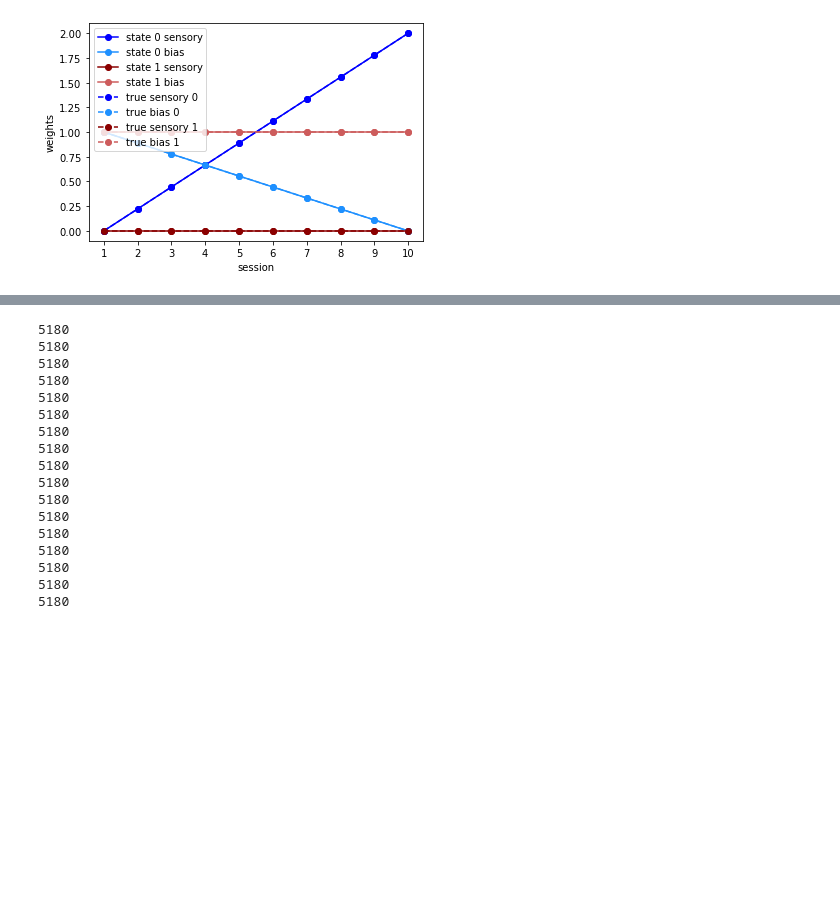
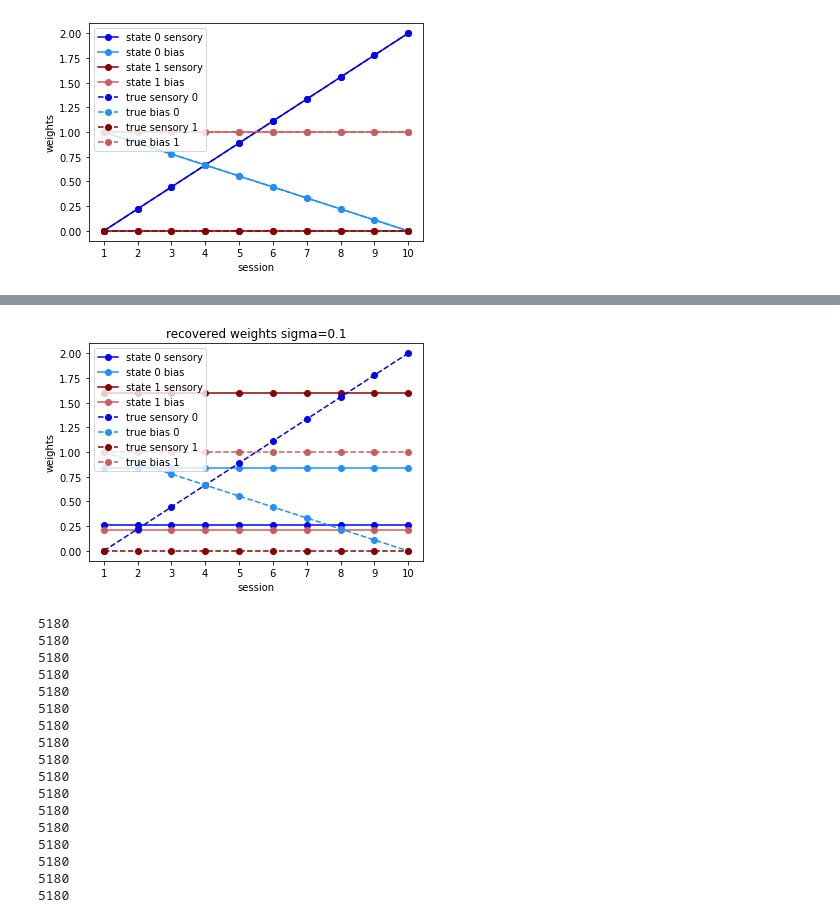
Before and after one commit to lenca56/Pillow_dGLM-HMM, a Jupyter notebook: code/Checking_two_state.ipynb, the cells around one changed output, grey strips where cells are left out. Saved outputs shown, nothing was run; the diff lists cells and outputs as text; code cells hidden in the pictures; blank space fills up the shorter version.

```diff
--- a/code/Checking_two_state.ipynb
+++ b/code/Checking_two_state.ipynb
@@ -83,11 +100,13 @@ print(np.argmax(checkLl))
 # %%
 testX = np.load(f'../data/{K}_state_constant-drift_testX.npy')
 testY = np.load(f'../data/{K}_state_constant-drift_testY.npy')
-testPhi = dGLM_HMM.observation_probability(testX, reshapeWeights(checkW[0], sessInd, testSessInd))
+# testPhi = dGLM_HMM.observation_probability(testX, reshapeWeights(checkW[0], sessInd, testSessInd))
 # _, _, testLl = dGLM_HMM.forward_pass(testY,checkP[0],testPhi)
 # print("test LL per trial=", testLl/N/2)
 
-#plotting_weights(checkW, sessInd, trueW, 'recovered weights sigma=0.1')
+plotting_weights(checkW, sessInd, trueW, 'recovered weights sigma=0.1')
+# %% [output]
+[figure, added]
 # %%
 ourSigma = np.zeros((2,2)) # k x d
 ourSigma[0,0] = 0.11
```
Also changed, not shown: parts of 7 cells of this notebook, 6 other files.
